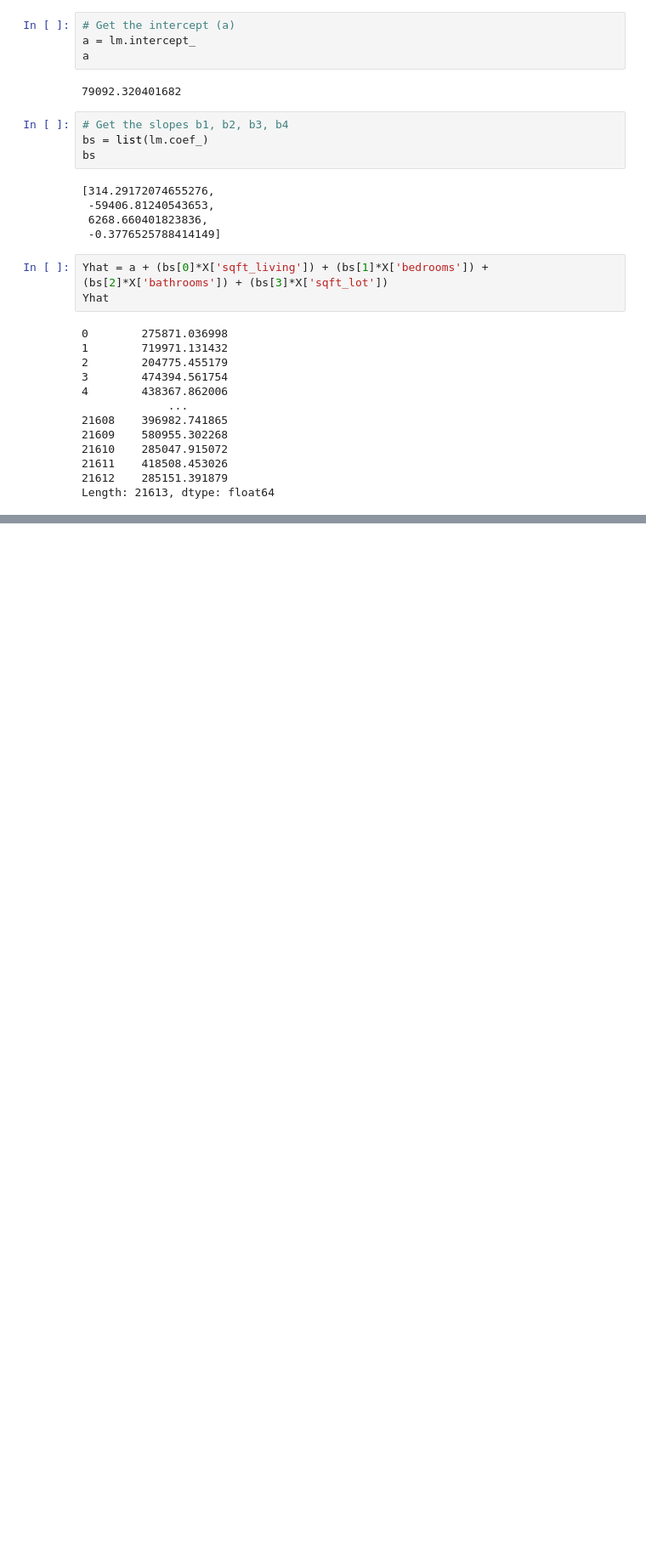
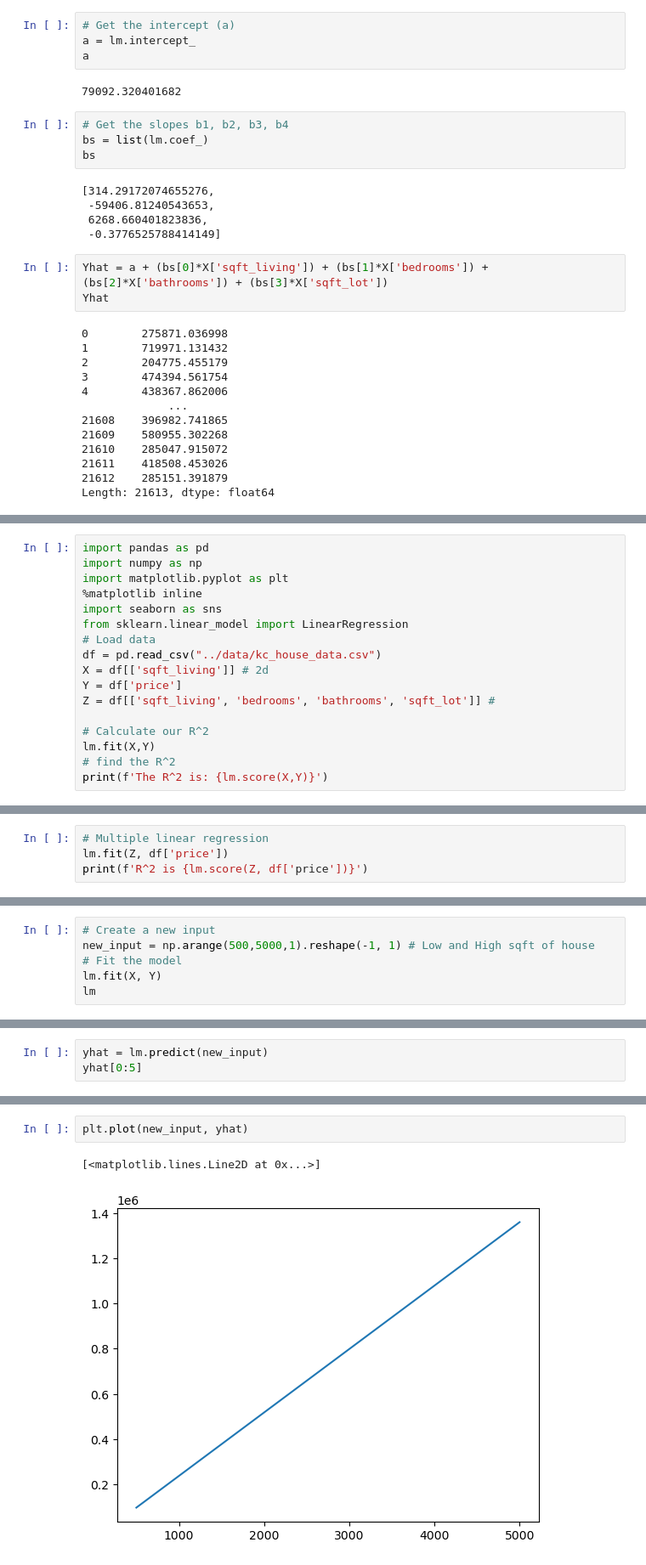
Before and after one commit to CS4580/my-notes-Komperda, a Jupyter notebook: module_9/ModelDevelopment.ipynb, the cells around one changed output, grey strips where cells are left out. Shown at 85% size. Drawn from its saved outputs; the diff is of its cells as text; blank space fills up the shorter version.

```diff
--- a/module_9/ModelDevelopment.ipynb
+++ b/module_9/ModelDevelopment.ipynb
@@ -285,0 +319,17 @@ plt.legend()
+# %%
+import pandas as pd
+import numpy as np
+import matplotlib.pyplot as plt
+%matplotlib inline
+import seaborn as sns
+from sklearn.linear_model import LinearRegression
+# Load data
+df = pd.read_csv("../data/kc_house_data.csv")
+X = df[['sqft_living']] # 2d
+Y = df['price']
+Z = df[['sqft_living', 'bedrooms', 'bathrooms', 'sqft_lot']] #
+
+# Calculate our R^2
+lm.fit(X,Y)
+# find the R^2
+print(f'The R^2 is: {lm.score(X,Y)}')
@@ -285,0 +353,4 @@ plt.legend()
+# %%
+# Multiple linear regression
+lm.fit(Z, df['price'])
+print(f'R^2 is {lm.score(Z, df['price'])}')
@@ -285,0 +384,6 @@ plt.legend()
+# %%
+# Create a new input
+new_input = np.arange(500,5000,1).reshape(-1, 1) # Low and High sqft of house
+# Fit the model
+lm.fit(X, Y)
+lm
@@ -285,0 +392,3 @@ plt.legend()
+# %%
+yhat = lm.predict(new_input)
+yhat[0:5]
@@ -285,0 +398,5 @@ plt.legend()
+# %%
+plt.plot(new_input, yhat)
+# %% [output]
+[<matplotlib.lines.Line2D at 0x...>]
+[figure, added]
```
Also changed, not shown: parts of 28 cells of this notebook, 6 other files.
